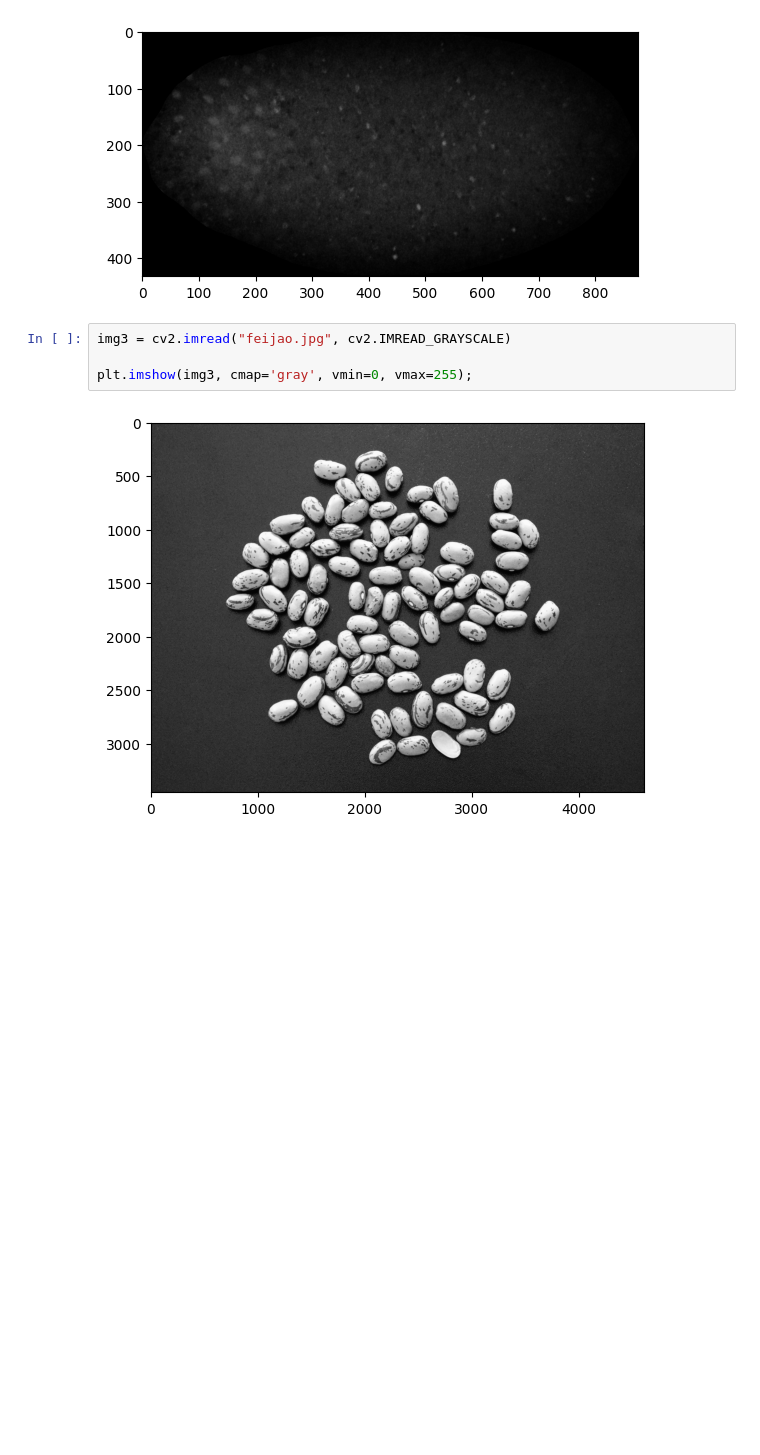
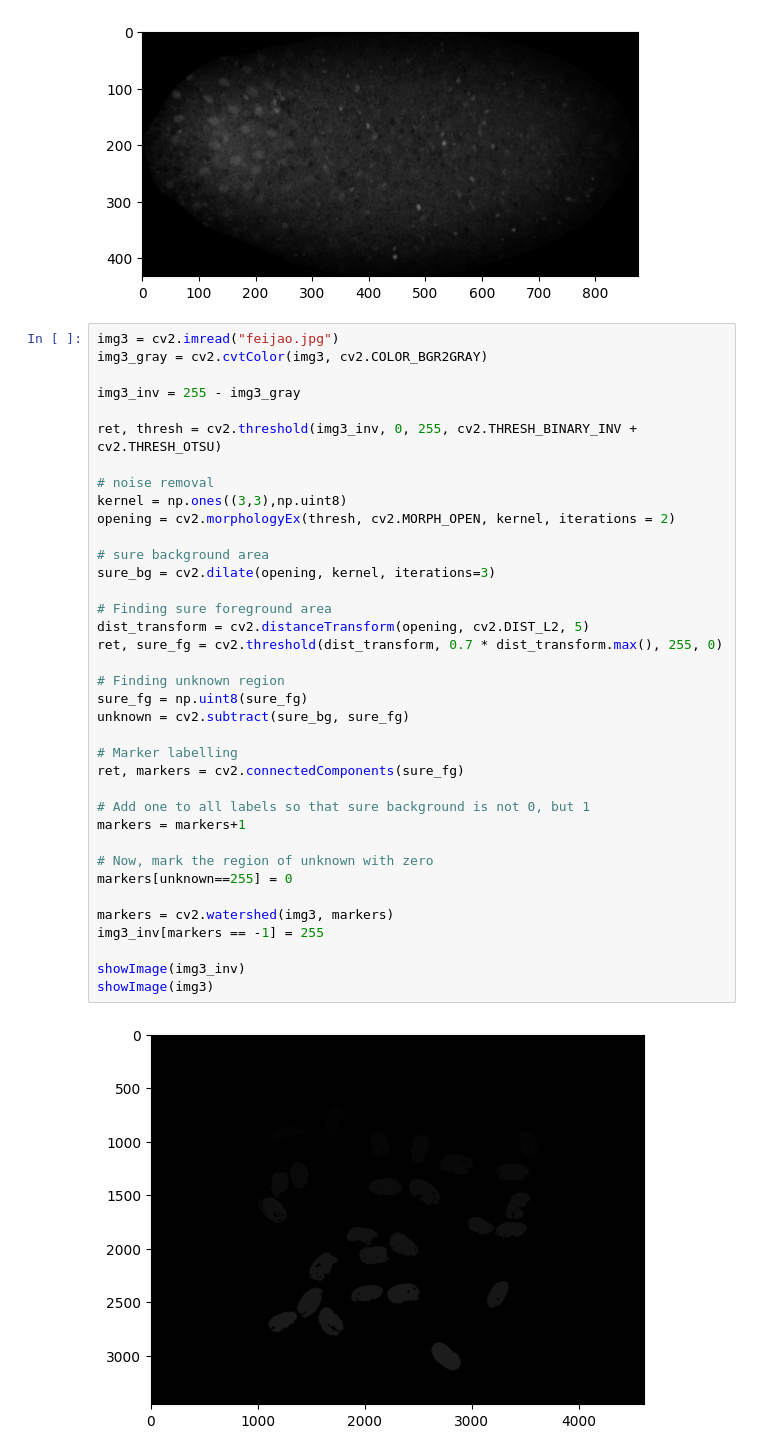
Before and after one commit to Elymas-Magus/gsi058_t1_pedropaulo.spaiva.a, a Jupyter notebook: Lab08 - Watershed/lab08.ipynb, the cells around one changed output. Saved outputs shown, nothing was run; the diff lists cells and outputs as text; blank space fills up the shorter version.

```diff
--- a/Lab08 - Watershed/lab08.ipynb
+++ b/Lab08 - Watershed/lab08.ipynb
@@ -129,9 +93,42 @@ img2 = cv2.imread("image2.jpg", cv2.IMREAD_GRAYSCALE)
 plt.imshow(img2, cmap='gray', vmin=0, vmax=255);
 # %% [output]
 [figure]
-# %%
-img3 = cv2.imread("feijao.jpg", cv2.IMREAD_GRAYSCALE)
-
-plt.imshow(img3, cmap='gray', vmin=0, vmax=255);
-# %% [output]
-[figure, removed]
+# %%
+img3 = cv2.imread("feijao.jpg")
+img3_gray = cv2.cvtColor(img3, cv2.COLOR_BGR2GRAY)
+
+img3_inv = 255 - img3_gray
+
+ret, thresh = cv2.threshold(img3_inv, 0, 255, cv2.THRESH_BINARY_INV + cv2.THRESH_OTSU)
+
+# noise removal
+kernel = np.ones((3,3),np.uint8)
+opening = cv2.morphologyEx(thresh, cv2.MORPH_OPEN, kernel, iterations = 2)
+
+# sure background area
+sure_bg = cv2.dilate(opening, kernel, iterations=3)
+
+# Finding sure foreground area
+dist_transform = cv2.distanceTransform(opening, cv2.DIST_L2, 5)
+ret, sure_fg = cv2.threshold(dist_transform, 0.7 * dist_transform.max(), 255, 0)
+
+# Finding unknown region
+sure_fg = np.uint8(sure_fg)
+unknown = cv2.subtract(sure_bg, sure_fg)
+
+# Marker labelling
+ret, markers = cv2.connectedComponents(sure_fg)
+
+# Add one to all labels so that sure background is not 0, but 1
+markers = markers+1
+
+# Now, mark the region of unknown with zero
+markers[unknown==255] = 0
+
+markers = cv2.watershed(img3, markers)
+img3_inv[markers == -1] = 255
+
+showImage(img3_inv)
+showImage(img3)
+# %% [output]
+[figure, added]
```
Also changed, not shown: parts of 3 cells of this notebook, 1 other file.
